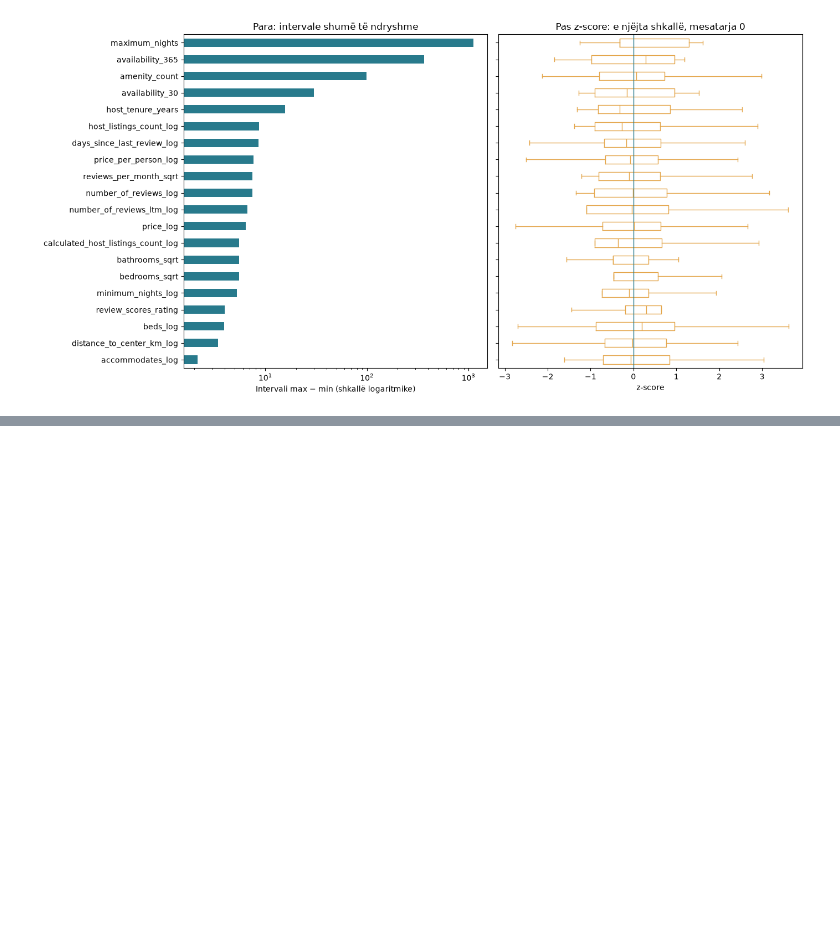
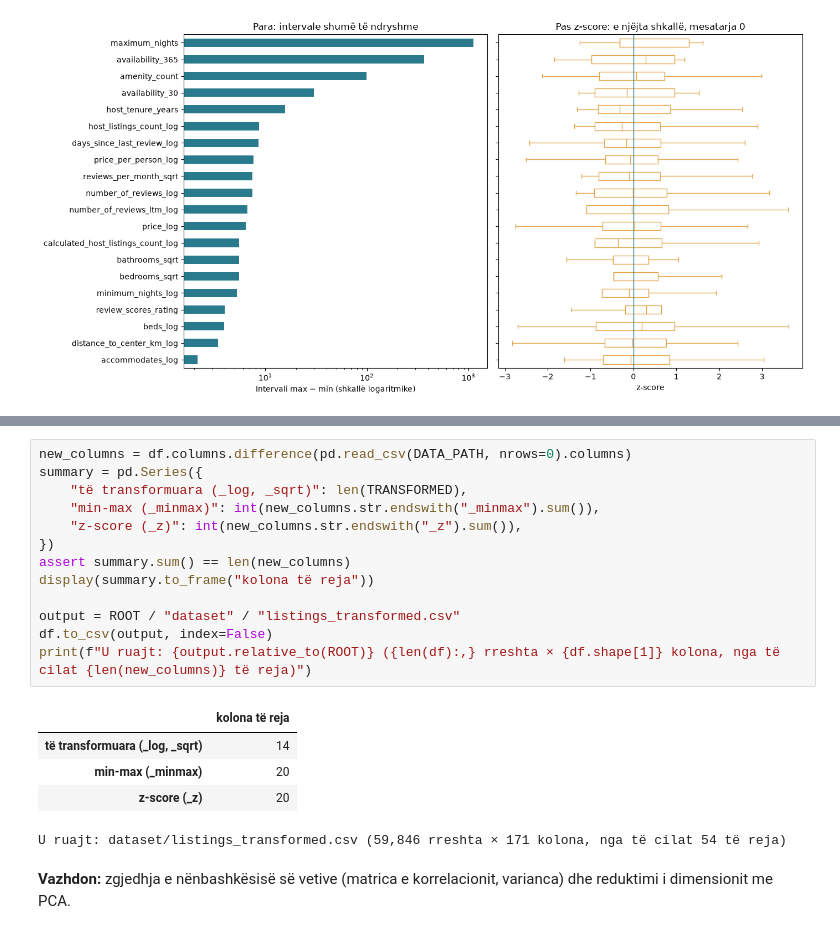
Before and after one commit to yllkeberisha/pvdh_group_10, a Jupyter notebook: notebooks/04_transformimi_dhe_reduktimi.ipynb, the cells around one changed output, grey strips where cells are left out. Drawn from its saved outputs; the diff is of its cells as text; blank space fills up the shorter version.

Commit message:
Save transformed features for dimension reduction

```diff
--- a/notebooks/04_transformimi_dhe_reduktimi.ipynb
+++ b/notebooks/04_transformimi_dhe_reduktimi.ipynb
@@ -229,0 +236,21 @@ plt.show()
+# %%
+new_columns = df.columns.difference(pd.read_csv(DATA_PATH, nrows=0).columns)
+summary = pd.Series({
+    "të transformuara (_log, _sqrt)": len(TRANSFORMED),
+    "min-max (_minmax)": int(new_columns.str.endswith("_minmax").sum()),
+    "z-score (_z)": int(new_columns.str.endswith("_z").sum()),
+})
+assert summary.sum() == len(new_columns)
+display(summary.to_frame("kolona të reja"))
+
+output = ROOT / "dataset" / "listings_transformed.csv"
+df.to_csv(output, index=False)
+print(f"U ruajt: {output.relative_to(ROOT)} ({len(df):,} rreshta × {df.shape[1]} kolona, nga të cilat {len(new_columns)} të reja)")
+# %% [output]
+|  | kolona të reja |
+| të transformuara (_log, _sqrt) | 14 |
+| min-max (_minmax) | 20 |
+| z-score (_z) | 20 |
+U ruajt: dataset/listings_transformed.csv (59,846 rreshta × 171 kolona, nga të cilat 54 të reja)
+# %% [markdown]
+**Vazhdon:** zgjedhja e nënbashkësisë së vetive (matrica e korrelacionit, varianca) dhe reduktimi i dimensionit me PCA.
```
Also changed, not shown: parts of 2 cells of this notebook, 1 other file.
